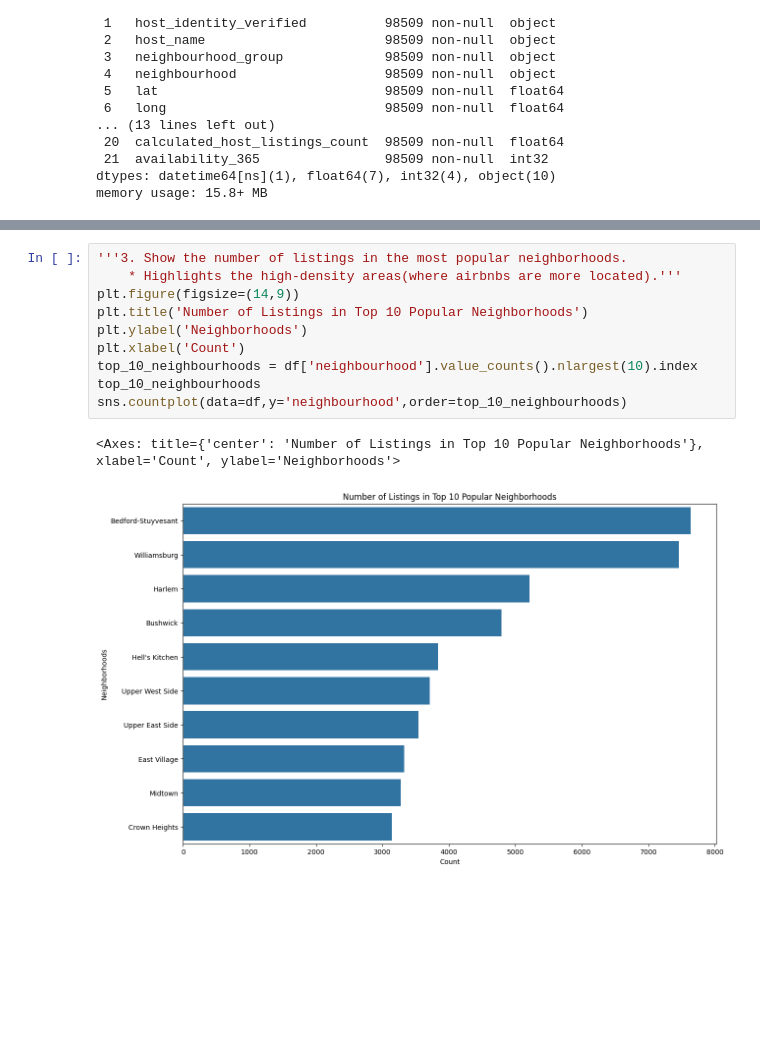
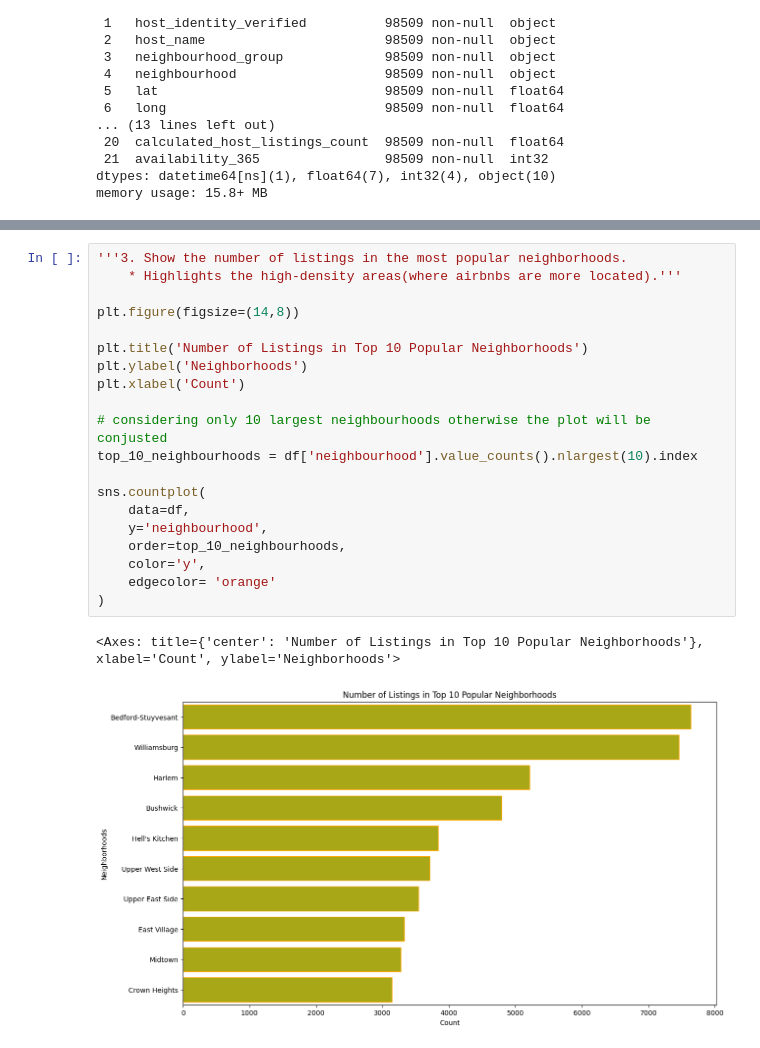
Before and after one commit to swetha-ev/airbnb-listings-analysis, a Jupyter notebook: airbnb_listing_analysis.ipynb, the cells around one changed output, grey strips where cells are left out. Drawn from its saved outputs; the diff is of its cells as text; blank space fills up the shorter version.

```diff
--- a/airbnb_listing_analysis.ipynb
+++ b/airbnb_listing_analysis.ipynb
@@ -450,16 +470,26 @@ sns.countplot(data=df,x='room_type')
 # %%
 '''3. Show the number of listings in the most popular neighborhoods.
     * Highlights the high-density areas(where airbnbs are more located).'''
-plt.figure(figsize=(14,9))
+
+plt.figure(figsize=(14,8))
+
 plt.title('Number of Listings in Top 10 Popular Neighborhoods')
 plt.ylabel('Neighborhoods')
 plt.xlabel('Count')
+
+# considering only 10 largest neighbourhoods otherwise the plot will be conjusted
 top_10_neighbourhoods = df['neighbourhood'].value_counts().nlargest(10).index
-top_10_neighbourhoods
-sns.countplot(data=df,y='neighbourhood',order=top_10_neighbourhoods)
+
+sns.countplot(
+    data=df,
+    y='neighbourhood',
+    order=top_10_neighbourhoods,
+    color='y',
+    edgecolor= 'orange'
+)
 # %% [output]
 <Axes: title={'center': 'Number of Listings in Top 10 Popular Neighborhoods'}, xlabel='Count', ylabel='Neighborhoods'>
-[figure, old version]
+[figure, new version]
 # %%
 '''4. Compare the price distribution for different room types, showing the median and outliers.
     * Confirms that prices for "Entire home/apt" are typically higher and have greater variability.'''
```
Also changed, not shown: parts of 10 cells of this notebook.
